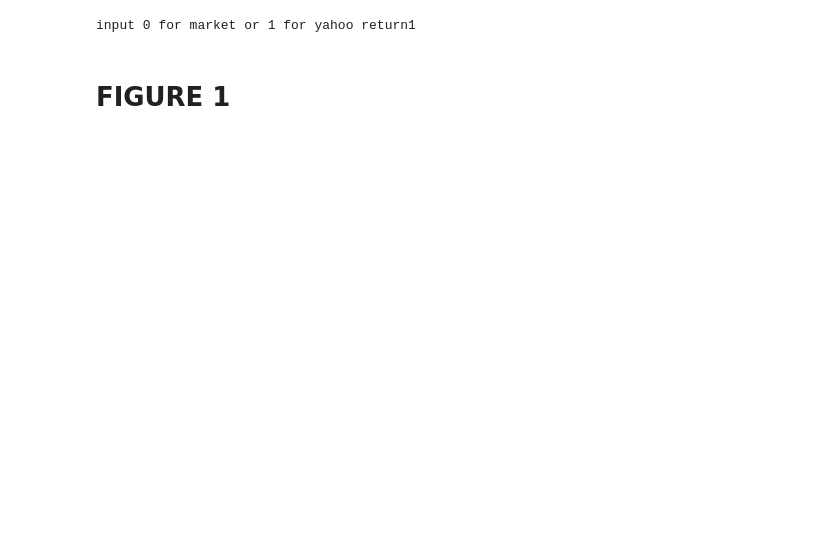
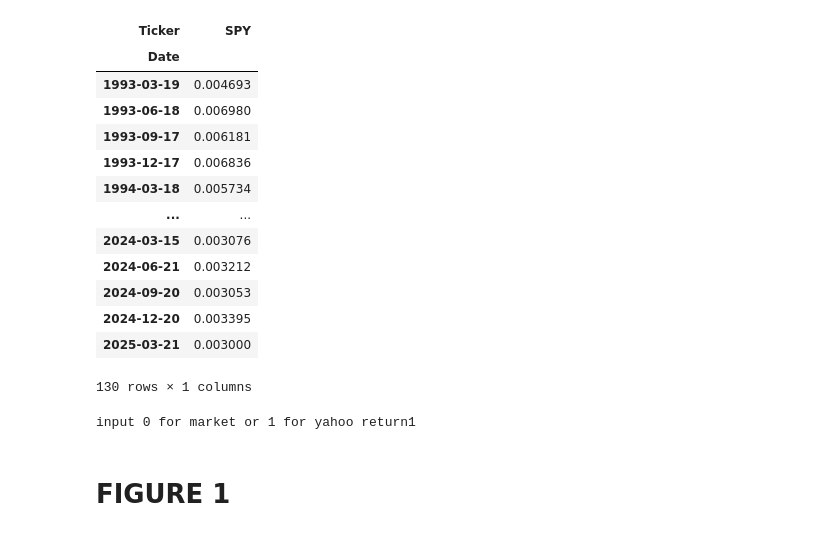
Before and after one commit to kerryback/genai4finance, a Jupyter notebook: notebooks/stock_market_returns.ipynb, the cells around one changed output. Cells and saved outputs as stored; diff of their text form; code cells hidden in the pictures; blank space fills up the shorter version.

```diff
--- a/notebooks/stock_market_returns.ipynb
+++ b/notebooks/stock_market_returns.ipynb
@@ -62,0 +49,2 @@ ERROR:yfinance:['SPY']: YFRateLimitError('Too Many Requests. Rate limited. Try a
+# %%
+keep = abs(keep)
@@ -63,3 +67,20 @@ ERROR:yfinance:['SPY']: YFRateLimitError('Too Many Requests. Rate limited. Try a
+# %%
+keep[keep.SPY>1e-5]
+# %% [output]
+| Ticker | SPY |
+| Date |  |
+| 1993-03-19 | 0.004693 |
+| 1993-06-18 | 0.006980 |
+| 1993-09-17 | 0.006181 |
+| 1993-12-17 | 0.006836 |
+| 1994-03-18 | 0.005734 |
+| ... | ... |
+| 2024-03-15 | 0.003076 |
+| 2024-06-21 | 0.003212 |
+| 2024-09-20 | 0.003053 |
+| 2024-12-20 | 0.003395 |
+| 2025-03-21 | 0.003000 |
+130 rows × 1 columns
 # %%
 flag = int(input("input 0 for market or 1 for yahoo return"))
 data = ret if flag else mkt
```
Also changed, not shown: parts of 11 cells of this notebook, 13 other files.
